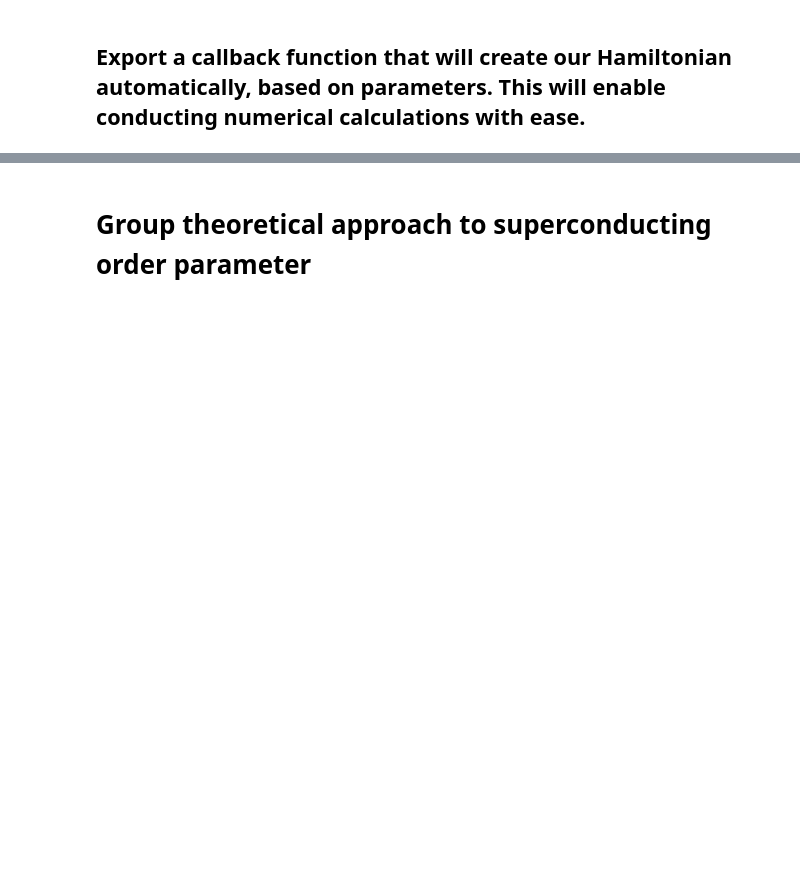
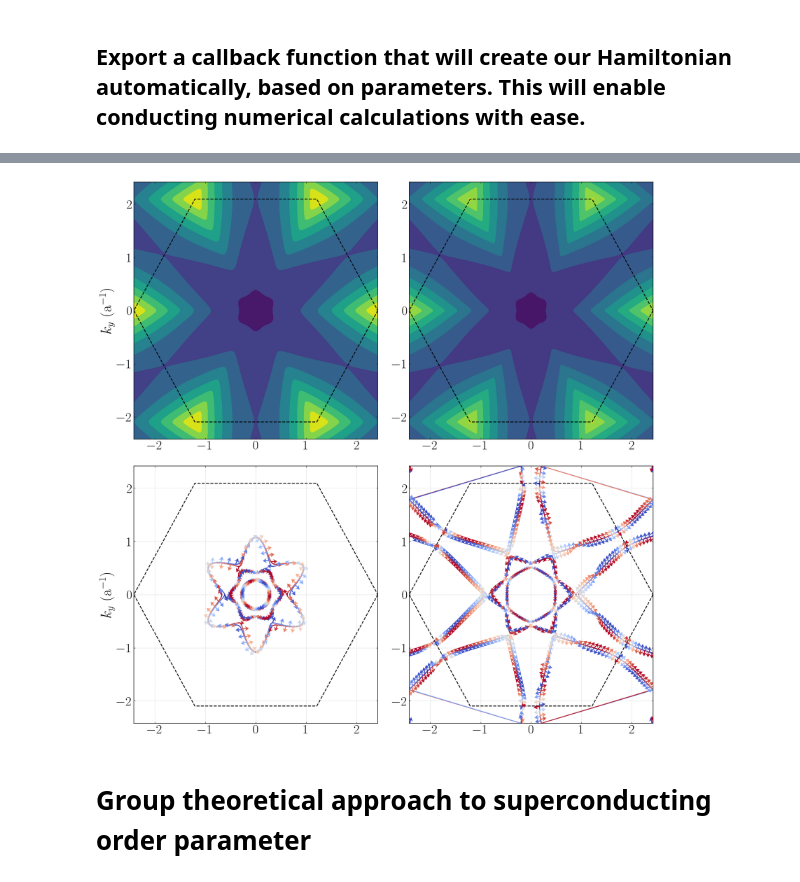
Before and after one commit to j-czarnecki/LAO-STO, a Jupyter notebook: Symbolic/SuperconductingGapSymmetry.ipynb, the cells around one changed output, grey strips where cells are left out. Saved outputs shown, nothing was run; the diff lists cells and outputs as text; code cells hidden in the pictures; blank space fills up the shorter version.

Commit message:
[FUNCTIONALITY] Symbolic symmetry analysis notebook

```diff
--- a/Symbolic/SuperconductingGapSymmetry.ipynb
+++ b/Symbolic/SuperconductingGapSymmetry.ipynb
@@ -6,10 +11,9 @@ from matplotlib.collections import LineCollection
 # %%
-# Brillouin Zone information
-MAX_KX_BZ = 4.0 * np.pi / (3 * np.sqrt(3.0))
-MAX_KY_BZ = 2.0 * np.pi / 3.0
-
-
-def plotFirstBrillouinZoneBoundary(ax = None):
+def plot_first_bz_boundary(ax = None):
+    """
+    Plots boundary of the first Brillouin zone for the hexagonal lattice.
+    Assumes that the lattice constant a = 1.
+    """
     brillouinZoneVertices = np.zeros((7, 2))  # One more to close the polygon
 
     brillouinZoneVertices[:, 0] = np.array(
@@ -299,9 +335,27 @@ plot_k_slices(params, 12)
 from scipy.interpolate import RegularGridInterpolator
 
 def plot_dispersion(params: dispersion_parameters, ham_dim: int, n_k_points: int = 200, Fermi_levels: tuple = (-1000, -950)):
+    """
+    This function plots the dispersion relation for a given set of parameters.
+    It generates two kinds of plots - contourf plots of the energy bands for two lowest bands,
+    and contour plots of the Fermi surfaces with spin expectation value coloring.
+
+    Parameters:
+    -----------
+    params : dispersion_parameters
+        Parameters for the tight-binding model.
+    ham_dim : int
+        Dimension of the Hamiltonian matrix.
+    n_k_points : int, optional
+        Number of k-points to sample in the Brillouin zone.
+        Default is 200.
+    Fermi_levels : tuple, optional
+        Tuple of two Fermi levels to plot the Fermi surfaces.
+        Default is (-1000, -950) meV.
+    """
     k_x_vals = np.linspace(-MAX_KX_BZ, MAX_KX_BZ, n_k_points)
     k_y_vals = np.linspace(-MAX_KX_BZ, MAX_KX_BZ, n_k_points)
-    KX, KY = np.meshgrid(k_x_vals, k_y_vals)
+    KX, KY = np.meshgrid(k_x_vals, k_y_vals, indexing='ij') # Swap to indexing='ij' for correct orientation
     Energies = np.zeros((n_k_points, n_k_points, ham_dim))
     S_x = np.zeros((n_k_points, n_k_points, ham_dim))
     S_y = np.zeros((n_k_points, n_k_points, ham_dim))
@@ -317,9 +371,9 @@ def plot_dispersion(params: dispersion_parameters, ham_dim: int, n_k_points: int
     # First row: contourf plots
     axes[0, 0].contourf(KX, KY, Energies[:, :, 0])
     axes[0, 0].set_ylabel(r'$k_y$ (a$^{-1}$)')
-    plotFirstBrillouinZoneBoundary(axes[0, 0])
+    plot_first_bz_boundary(axes[0, 0])
     axes[0, 1].contourf(KX, KY, Energies[:, :, 1])
-    plotFirstBrillouinZoneBoundary(axes[0, 1])
+    plot_first_bz_boundary(axes[0, 1])
 
     # Second row: contour plots for each Fermi level
     for idx, level in enumerate(Fermi_levels):
@@ -327,6 +381,7 @@ def plot_dispersion(params: dispersion_parameters, ham_dim: int, n_k_points: int
         for band in range(ham_dim):
             cs = ax.contour(KX, KY, Energies[:, :, band], levels=[level], linewidths=2)
             for vertices in cs.allsegs[0]:
+                # Interpolate spin expectation values along the contour
                 interp_S_x = RegularGridInterpolator((k_x_vals, k_y_vals),
                                                      S_x[:, :, band],
                                                      bounds_error=False,
@@ -357,36 +412,37 @@ def plot_dispersion(params: dispersion_parameters, ham_dim: int, n_k_points: int
                 lc.set_linewidth(2)
                 ax.add_collection(lc)
 
                 kx_c = vertices[:,0]
                 ky_c = vertices[:,1]
                 step = max(len(vertices) // 50, 1)
                 kx_q = kx_c[::step]
                 ky_q = ky_c[::step]
                 Sx_q = interpolated_S_x[::step]
                 Sy_q = interpolated_S_y[::step]
                 Sz_q = interpolated_S_z[::step]
                 ax.quiver(
                     kx_q, ky_q,
                     Sx_q, Sy_q,
                     Sz_q,                 # used for color
                     cmap="coolwarm",
                     scale=4,
                     scale_units="xy",
                     width=0.004,
                     headwidth=5,
                     headlength=4,
                     headaxislength=3,
                     zorder=3
                 )
             ax.grid(True, linestyle=':')
 
-        plotFirstBrillouinZoneBoundary(ax)
+        plot_first_bz_boundary(ax)
 
     axes[1, 0].set_ylabel(r'$k_y$ (a$^{-1}$)')
     plt.tight_layout()
     plt.show()
-
-plot_dispersion(params, 12)
+plot_dispersion(params, 12) #Lets collect the Fermi contours for given Fermi levels
+# %% [output]
+[figure, added]
 # %% [markdown]
 # Group theoretical approach to superconducting order parameter
 # %%
```
Also changed, not shown: parts of 27 cells of this notebook, 1 other file.
